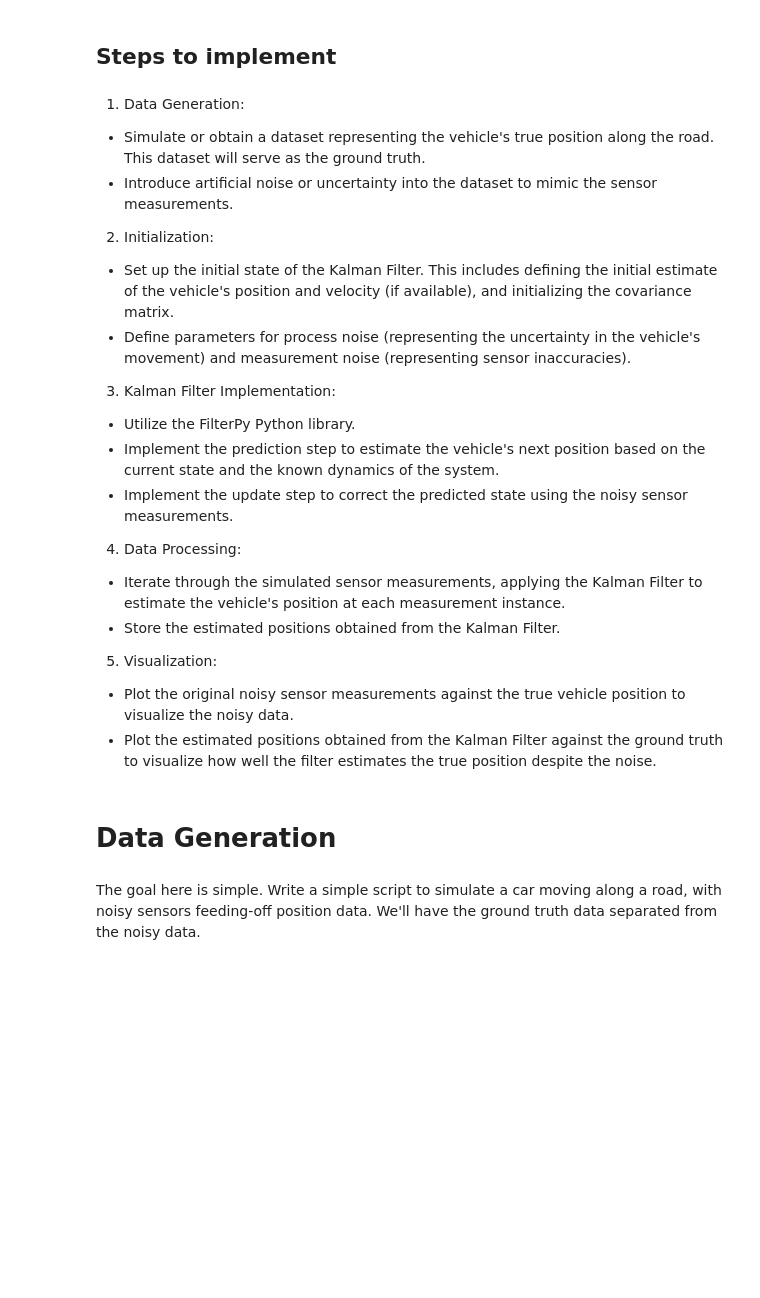
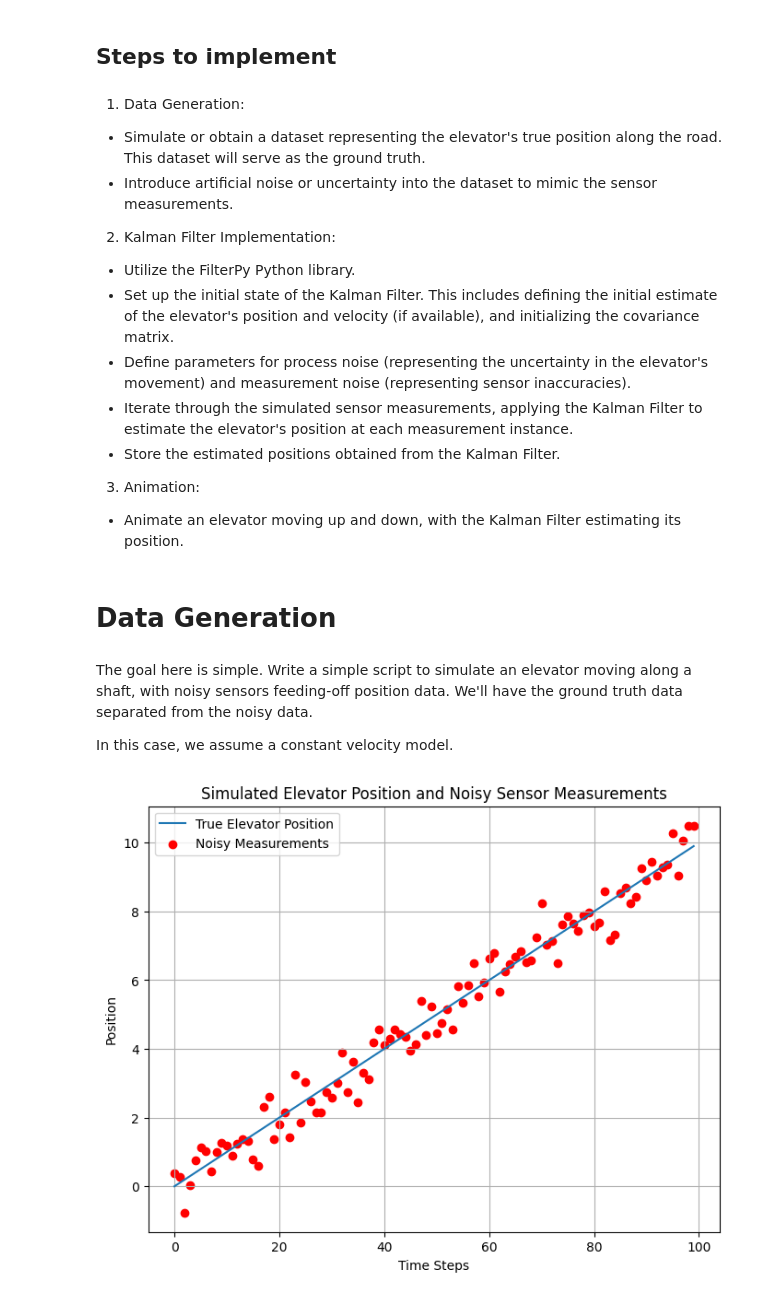
Before and after one commit to Fabulani/1d_kalman_filter, a Jupyter notebook: main.ipynb, the cells around one changed output. Drawn from its saved outputs; the diff is of its cells as text; code cells hidden in the pictures; blank space fills up the shorter version.

Commit message:
Change to elevator tracking. Add KF and animation

```diff
--- a/main.ipynb
+++ b/main.ipynb
@@ -18,26 +18,50 @@ The goal is to develop a 1D Kalman Filter to accurately estimate the vehicle's p
 ## Steps to implement
 # %% [markdown]
 1. Data Generation:
-- Simulate or obtain a dataset representing the vehicle's true position along the road. This dataset will serve as the ground truth.
+- Simulate or obtain a dataset representing the elevator's true position along the road. This dataset will serve as the ground truth.
 - Introduce artificial noise or uncertainty into the dataset to mimic the sensor measurements.
 
-2. Initialization:
-- Set up the initial state of the Kalman Filter. This includes defining the initial estimate of the vehicle's position and velocity (if available), and initializing the covariance matrix.
-- Define parameters for process noise (representing the uncertainty in the vehicle's movement) and measurement noise (representing sensor inaccuracies).
-
-3. Kalman Filter Implementation:
+2. Kalman Filter Implementation:
 - Utilize the FilterPy Python library.
-- Implement the prediction step to estimate the vehicle's next position based on the current state and the known dynamics of the system.
-- Implement the update step to correct the predicted state using the noisy sensor measurements.
-
-4. Data Processing:
-- Iterate through the simulated sensor measurements, applying the Kalman Filter to estimate the vehicle's position at each measurement instance.
+- Set up the initial state of the Kalman Filter. This includes defining the initial estimate of the elevator's position and velocity (if available), and initializing the covariance matrix.
+- Define parameters for process noise (representing the uncertainty in the elevator's movement) and measurement noise (representing sensor inaccuracies).
+- Iterate through the simulated sensor measurements, applying the Kalman Filter to estimate the elevator's position at each measurement instance.
 - Store the estimated positions obtained from the Kalman Filter.
 
-5. Visualization:
-- Plot the original noisy sensor measurements against the true vehicle position to visualize the noisy data.
-- Plot the estimated positions obtained from the Kalman Filter against the ground truth to visualize how well the filter estimates the true position despite the noise.
+3. Animation:
+- Animate an elevator moving up and down, with the Kalman Filter estimating its position.
 # %% [markdown]
 # Data Generation
 # %% [markdown]
-The goal here is simple. Write a simple script to simulate a car moving along a road, with noisy sensors feeding-off position data. We'll have the ground truth data separated from the noisy data.
+The goal here is simple. Write a simple script to simulate an elevator moving along a shaft, with noisy sensors feeding-off position data. We'll have the ground truth data separated from the noisy data.
+
+In this case, we assume a constant velocity model.
+# %%
+import numpy as np
+import matplotlib.pyplot as plt
+
+def generate_elevator_data(num_steps, initial_position=0, velocity=0.1, measurement_noise_std=0.5):
+    # Simulate true elevator positions over time
+    true_positions = [initial_position + velocity * t for t in range(num_steps)]
+
+    # Add noise to simulate sensor measurements
+    noisy_measurements = [pos + np.random.normal(scale=measurement_noise_std) for pos in true_positions]
+
+    return true_positions, noisy_measurements
+
+# Generate data for 100 time steps with default parameters
+num_steps = 100
+true_positions, noisy_measurements = generate_elevator_data(num_steps)
+
+# Plot true elevator positions and noisy sensor measurements
+plt.figure(figsize=(8, 6))
+plt.plot(range(num_steps), true_positions, label='True Elevator Position')
+plt.scatter(range(num_steps), noisy_measurements, color='red', label='Noisy Measurements')
+plt.xlabel('Time Steps')
+plt.ylabel('Position')
+plt.title('Simulated Elevator Position and Noisy Sensor Measurements')
+plt.legend()
+plt.grid(True)
+plt.show()
+# %% [output]
+[figure, added]
```
Also changed, not shown: parts of 10 cells of this notebook, 2 other files.
